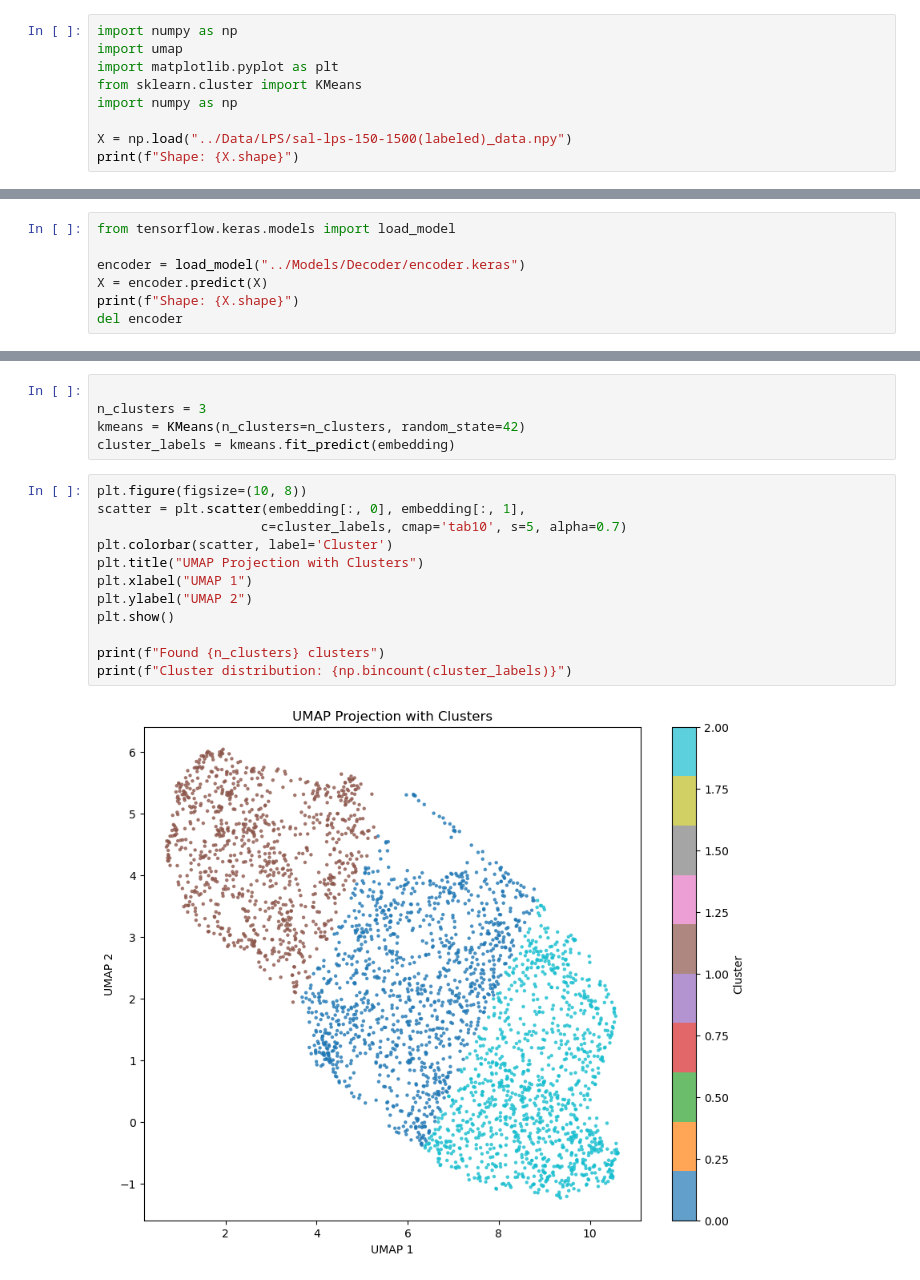
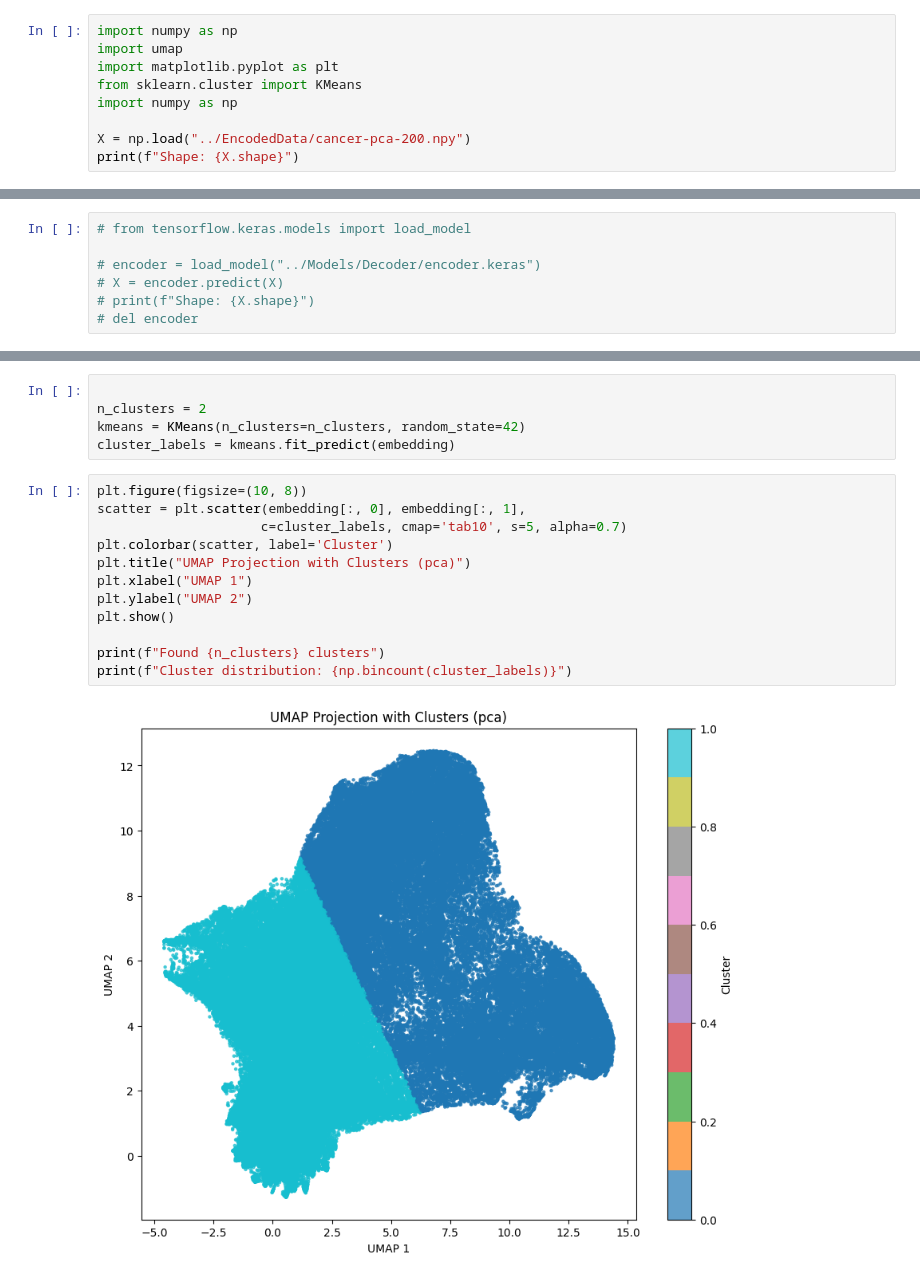
Before and after one commit to Tapiwamaz/HonoursResearch, a Jupyter notebook: Notebooks/UMAP.ipynb, the cells around one changed output, grey strips where cells are left out. Cells and saved outputs as stored; diff of their text form.

```diff
--- a/Notebooks/UMAP.ipynb
+++ b/Notebooks/UMAP.ipynb
@@ -5,6 +5,6 @@ import matplotlib.pyplot as plt
 from sklearn.cluster import KMeans
 import numpy as np
 
-X = np.load("../Data/LPS/sal-lps-150-1500(labeled)_data.npy")
+X = np.load("../EncodedData/cancer-pca-200.npy")
 print(f"Shape: {X.shape}")
 # %% [output]
@@ -12,7 +14,7 @@ Shape: (3274, 67499)
 # %%
-from tensorflow.keras.models import load_model
+# from tensorflow.keras.models import load_model
 
-encoder = load_model("../Models/Decoder/encoder.keras")
-X = encoder.predict(X)
-print(f"Shape: {X.shape}")
-del encoder
+# encoder = load_model("../Models/Decoder/encoder.keras")
+# X = encoder.predict(X)
+# print(f"Shape: {X.shape}")
+# del encoder
@@ -31,19 +28,19 @@ UMAP embedding shape: (3274, 2)
 # %%
 
-n_clusters = 3
+n_clusters = 2
 kmeans = KMeans(n_clusters=n_clusters, random_state=42)
 cluster_labels = kmeans.fit_predict(embedding)
 # %%
 plt.figure(figsize=(10, 8))
 scatter = plt.scatter(embedding[:, 0], embedding[:, 1],
                      c=cluster_labels, cmap='tab10', s=5, alpha=0.7)
 plt.colorbar(scatter, label='Cluster')
-plt.title("UMAP Projection with Clusters")
+plt.title("UMAP Projection with Clusters (pca)")
 plt.xlabel("UMAP 1")
 plt.ylabel("UMAP 2")
 plt.show()
 
 print(f"Found {n_clusters} clusters")
 print(f"Cluster distribution: {np.bincount(cluster_labels)}")
 # %% [output]
-[figure, old version]
+[figure, new version]
```
Also changed, not shown: parts of 4 cells of this notebook, 1 other file.
